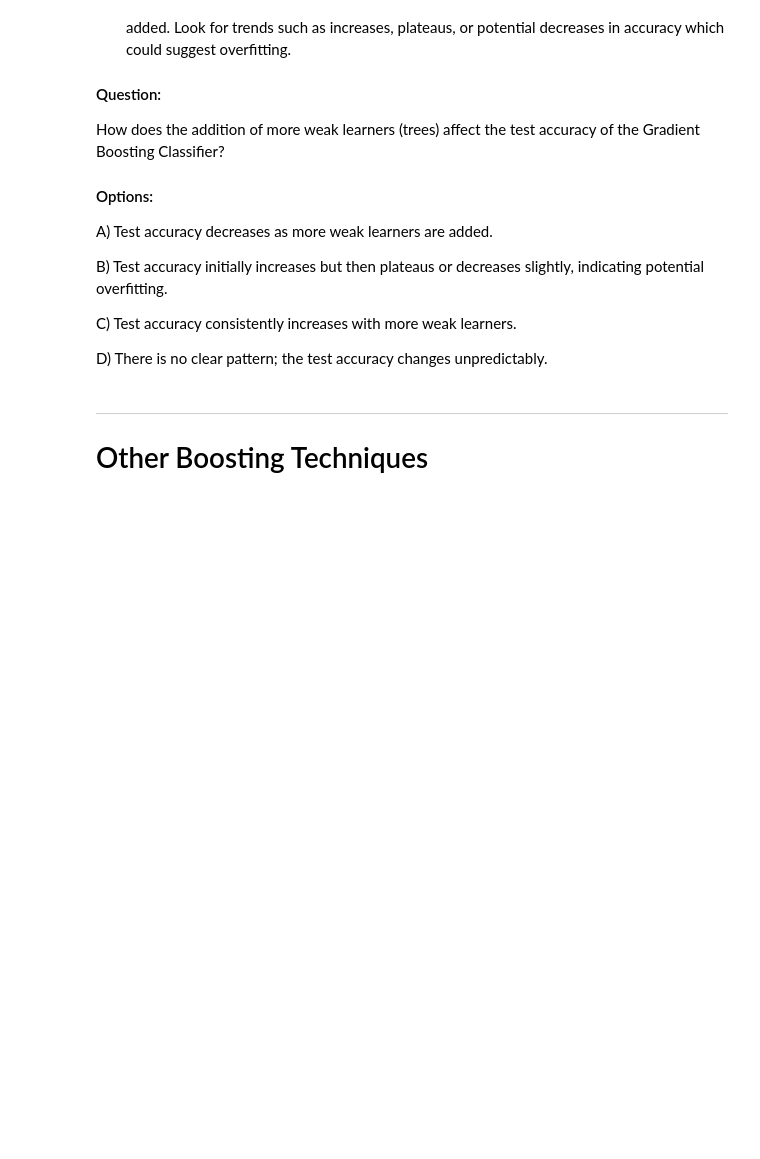
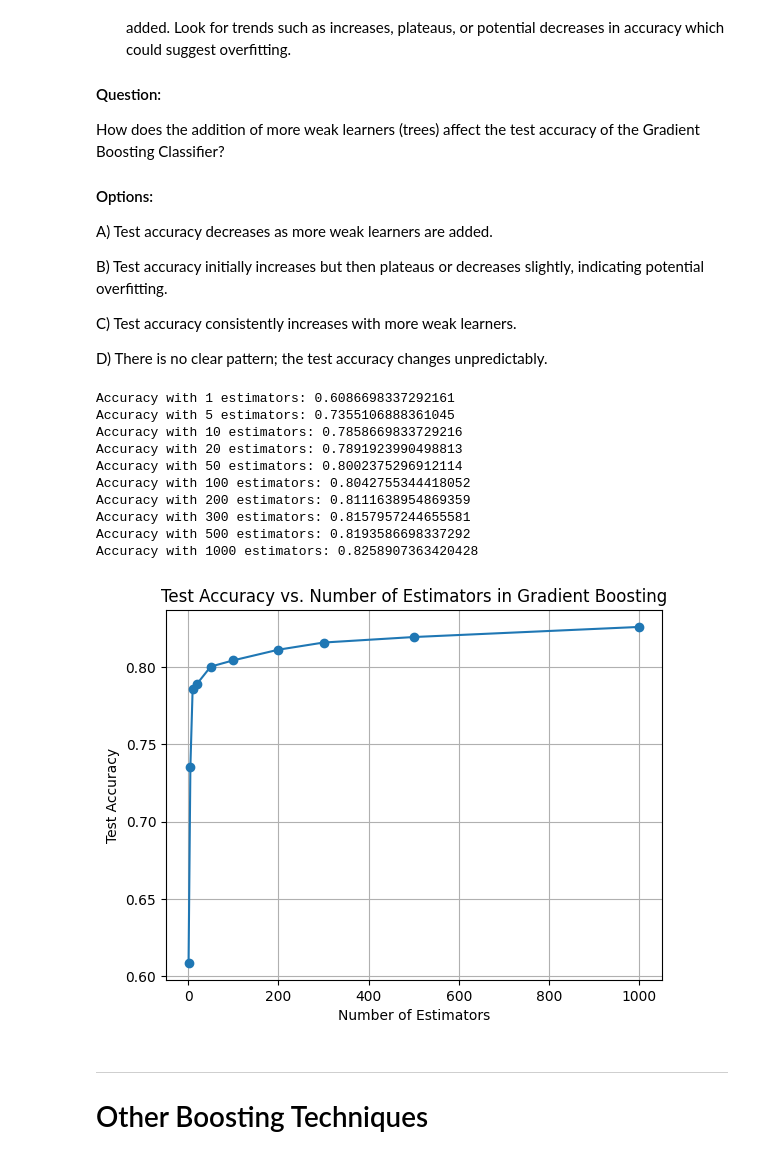
Before and after one commit to LakshArora2/Spoon-Knife, a Jupyter notebook: Boosting_Case_Study.ipynb, the cells around one changed output. Drawn from its saved outputs; the diff is of its cells as text; code cells hidden in the pictures; blank space fills up the shorter version.

```diff
--- a/Boosting_Case_Study.ipynb
+++ b/Boosting_Case_Study.ipynb
@@ -1262,17 +1295,17 @@ C) Both models have the same accuracy.
 D) The exponential loss model is more accurate.
 # %%
 # TODO: Train a Gradient Boosting Classifier using the default loss function (which is 'log_loss')
-clf_log_loss = GradientBoostingClassifier(____='log_loss', random_state=10)
-clf_log_loss.___(X_train, ____)
-predictions_log_loss = clf_log_loss.______(X_test)
+clf_log_loss = GradientBoostingClassifier(loss='log_loss', random_state=10)
+clf_log_loss.fit(X_train, y_train)
+predictions_log_loss = clf_log_loss.predict(X_test)
 accuracy_log_loss = accuracy_score(y_test, predictions_log_loss)
 print(f"Accuracy with the 'log_loss' loss function: {accuracy_log_loss}")
 
 # TODO: Train a Gradient Boosting Classifier using the 'exponential' loss function
-clf_exponential = GradientBoostingClassifier(loss='_____', random_state=10)
-_____.fit(X_train, y_train)
-predictions_exponential = _____.predict(X_test)
-accuracy_exponential = ______(____, predictions_exponential)
+clf_exponential = GradientBoostingClassifier(loss='exponential', random_state=10)
+clf_exponential.fit(X_train, y_train)
+predictions_exponential = clf_exponential.predict(X_test)
+accuracy_exponential = accuracy_score(y_test, predictions_exponential)
 print(f"Accuracy with the 'exponential' loss function: {accuracy_exponential}")
 
 # Compare the accuracies
@@ -1282,3 +1315,7 @@ elif accuracy_exponential < accuracy_log_loss:
     print("The 'log_loss' loss function model is more accurate on the test set.")
 else:
     print("Both models have the same accuracy on the test set.")
+
+# The choice of loss function can significantly impact the performance of gradient boosting classifiers. Log_loss is typically used for binary classification problems,
+# while exponential loss is associated with AdaBoost, another boosting algorithm. The fact that the exponential loss model outperforms the log_loss model
+# in this scenario suggests that the exponential loss function may be better suited to the specific characteristics of the dataset or the particular distribution of the target variable.
@@ -1318,24 +1359,40 @@ D) There is no clear pattern; the test accuracy changes unpredictably.
 # %%
 # Initialize the number of estimators
 n_estimators_list = [1, 5, 10, 20, 50, 100, 200, 300, 500, 1000]
 test_accuracies = []
 
 # TODO: Train and evaluate the model with different numbers of weak learners
-for n_estimators in _____:
-    clf = GradientBoostingClassifier(_____=n_estimators, random_state=10)
-    clf.fit(_____, y_train)
-    predictions = clf.____(X_test)
-    accuracy = accuracy_score(_____, predictions)
+for n_estimators in n_estimators_list:
+    clf = GradientBoostingClassifier(n_estimators=n_estimators, random_state=10)
+    clf.fit(X_train, y_train)
+    predictions = clf.predict(X_test)
+    accuracy = accuracy_score(y_test, predictions)
     test_accuracies.append(accuracy)
     print(f"Accuracy with {n_estimators} estimators: {accuracy}")
 
 # Plotting the test accuracies
 plt.plot(n_estimators_list, test_accuracies, marker='o')
 plt.xlabel('Number of Estimators')
 plt.ylabel('Test Accuracy')
 plt.title('Test Accuracy vs. Number of Estimators in Gradient Boosting')
 plt.grid(True)
 plt.show()
+
+# While the answer indicates a consistent increase, it’s worth noting that in practice, the performance of a Gradient Boosting model can plateau or even decrease
+# after a certain point due to overfitting, especially if the number of weak learners becomes excessively large. However, the provided answer suggests that within
+# the range of n_estimators considered, the model does not hit this overfitting threshold and continues to benefit from additional learners.
+# %% [output]
+Accuracy with 1 estimators: 0.6086698337292161
+Accuracy with 5 estimators: 0.7355106888361045
+Accuracy with 10 estimators: 0.7858669833729216
+Accuracy with 20 estimators: 0.7891923990498813
+Accuracy with 50 estimators: 0.8002375296912114
+Accuracy with 100 estimators: 0.8042755344418052
+Accuracy with 200 estimators: 0.8111638954869359
+Accuracy with 300 estimators: 0.8157957244655581
+Accuracy with 500 estimators: 0.8193586698337292
+Accuracy with 1000 estimators: 0.8258907363420428
+[figure, added]
 # %% [markdown]
 
 
```
Also changed, not shown: parts of 19 cells of this notebook.
